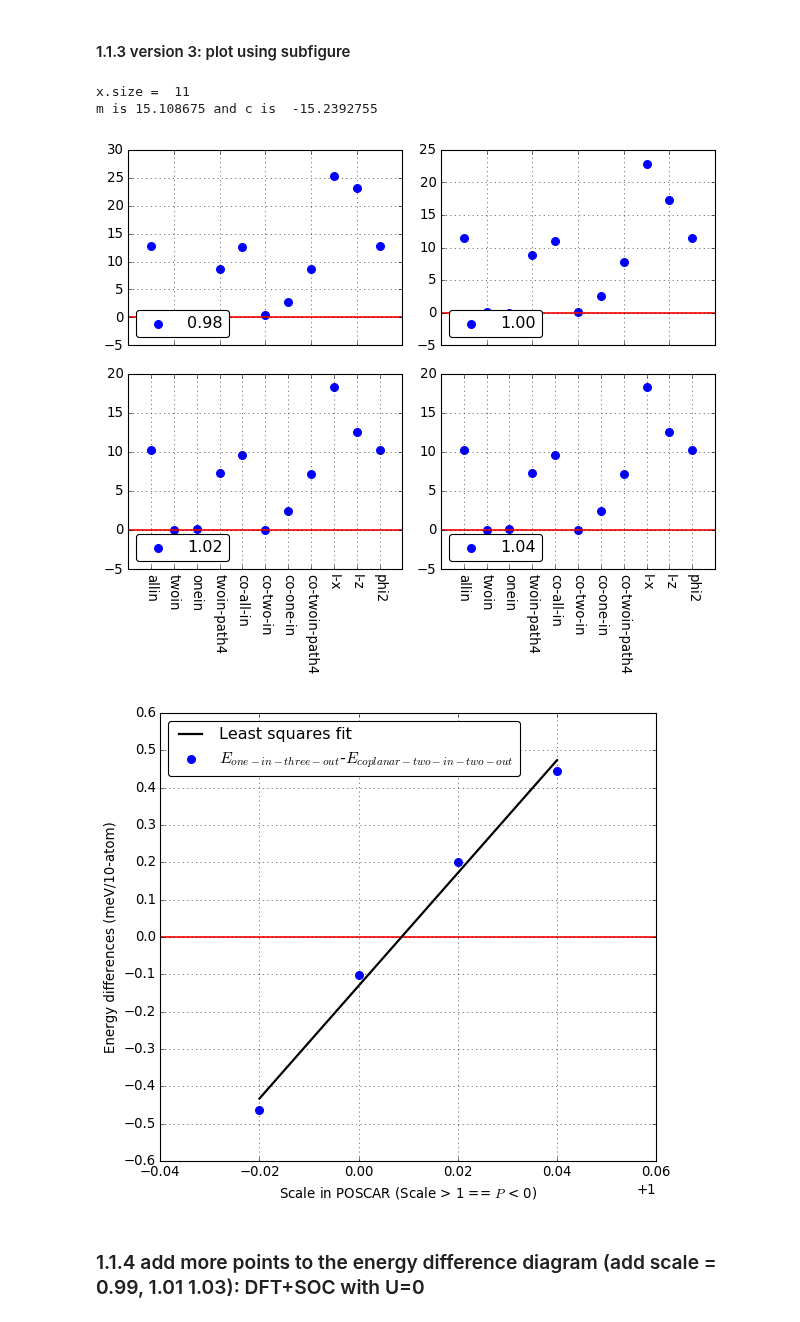
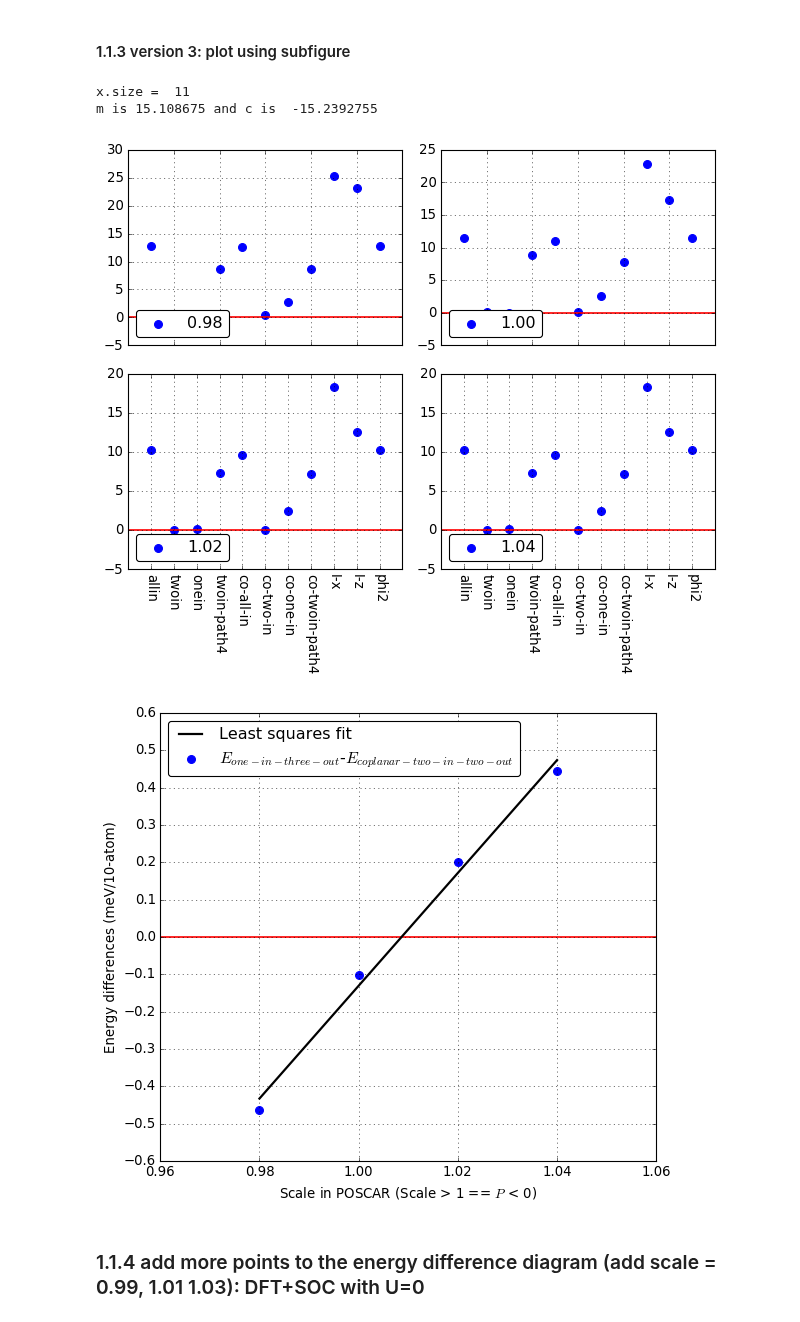
Before and after one commit to yw-fang/readingnotes, a Jupyter notebook: matsci/project2017/double-perovskite/DFT-plotting/BYOO_pressure_U_energies.ipynb, the cells around one changed output. Cells and saved outputs as stored; diff of their text form; code cells hidden in the pictures.

```diff
--- a/matsci/project2017/double-perovskite/DFT-plotting/BYOO_pressure_U_energies.ipynb
+++ b/matsci/project2017/double-perovskite/DFT-plotting/BYOO_pressure_U_energies.ipynb
@@ -330,6 +330,7 @@ mpl.rcParams['legend.fancybox'] = True
 mpl.rcParams['legend.scatterpoints'] = 1 #scatterpoints,
 #it's the numer of maker points in the legend when
 #creating a legend entry for a scatter plot
+mpl.rcParams["axes.formatter.useoffset"]=False
 
 import matplotlib.pyplot as plt
 import numpy as np
@@ -486,34 +487,34 @@ POSCAR_Scale = np.array([0.98, 1.0, 1.02, 1.04])
 fig1 = plt.figure()
 ax1_1=fig1.add_subplot(1,1,1)
 ax1_1.scatter(POSCAR_Scale, E5_2array, s=50, color='b', label='$E_{one-in-three-out}$-$E_{coplanar-two-in-two-out}$')
 ax1_1.legend(loc="upper left")
 #plt.xticks(x, SpinConfLabel, rotation='270')
 plt.setp(ax1_1.get_xticklabels(), visible=True)
 ax1_1.set_xlabel('Scale in POSCAR (Scale > 1 == $P$ < 0)')
 ax1_1.set_ylabel('Energy differences (meV/10-atom)')
 ax1_1.locator_params(nbins=20, axis='y')
 ax1_1.grid()
 ax1_1.axhline(y=0, color='r', linestyle='-')
 ############
 ###this is the fitting part using the least square method
 A = np.vstack([POSCAR_Scale, np.ones(len(POSCAR_Scale))]).T
 from numpy.linalg import lstsq
 m, c = lstsq(A, E5_2array)[0]
 print('m is', m, 'and c is ', c)
 ax1_1.plot(POSCAR_Scale, m*POSCAR_Scale+c, color='k', lw=2, label="Least squares fit")
 ax1_1.legend(loc="upper left")
 ############
 
 
 pp1 = PdfPages('volume-energydiff.pdf')
 pp1.savefig(fig1)
 
 pp1.close()
 # %% [output]
 x.size =  11
 m is 15.108675 and c is  -15.2392755
 [figure]
-[figure, old version]
+[figure, new version]
 # %% [markdown]
 ### 1.1.4 add more points to the energy difference diagram (add scale = 0.99, 1.01 1.03): DFT+SOC with U=0
 # %%
```
